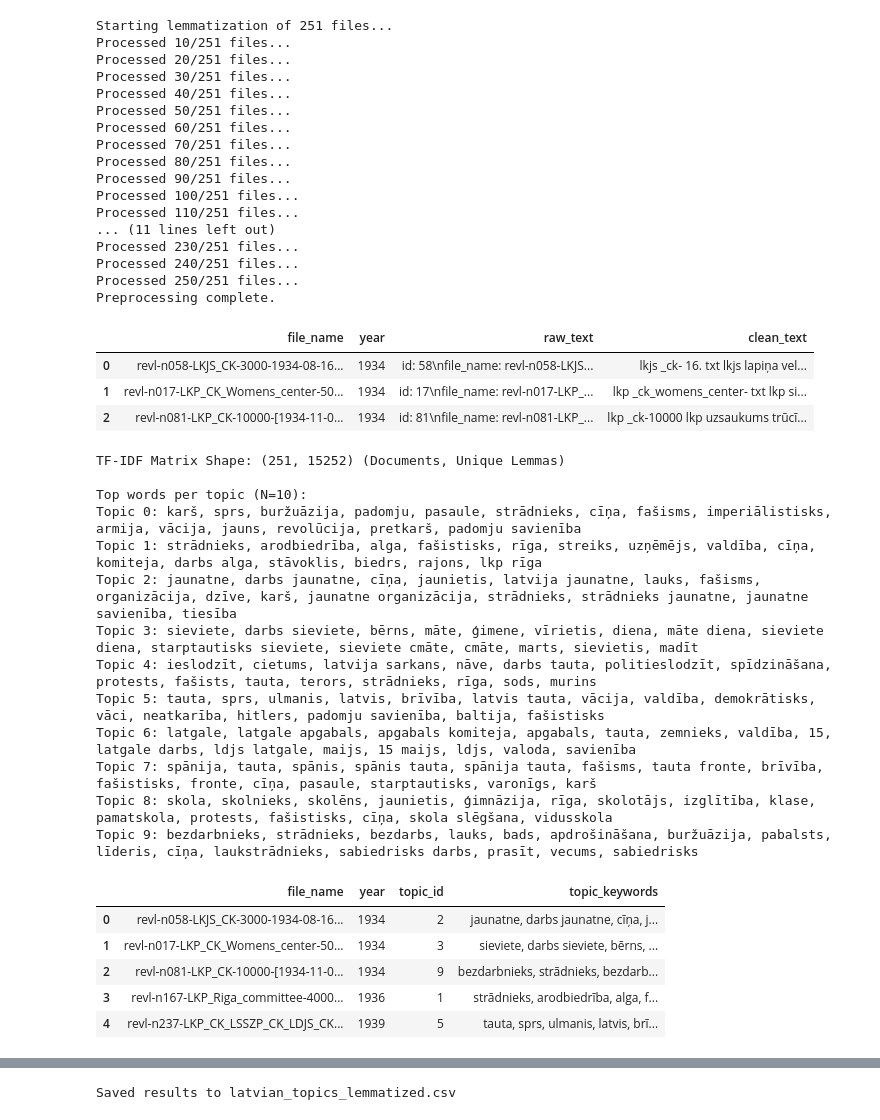
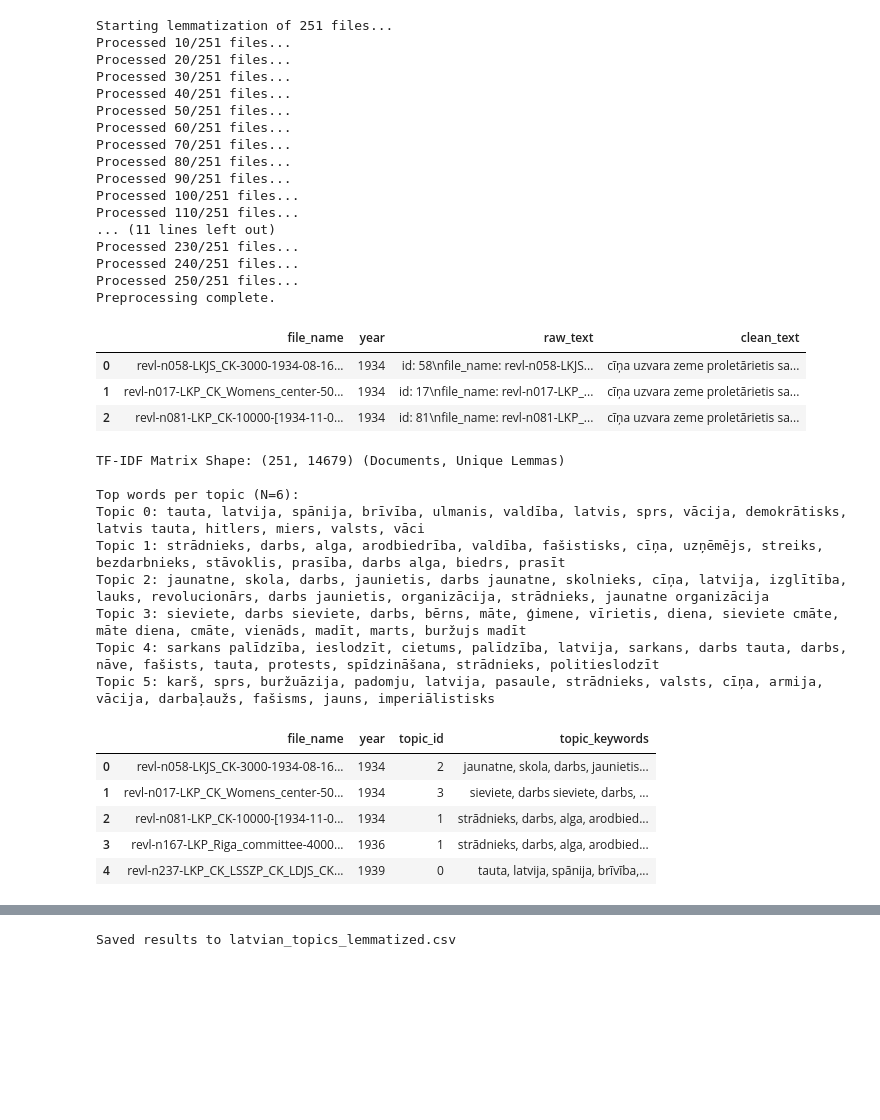
Before and after one commit to Vladusty/latvian-communist-leaflet-corpus-1934-1940, a Jupyter notebook: notebooks/lemmatized_leaflet_tf_idf/lemmatized_leaflet_tfidf_topic_modeling_nmf_1934_1940.ipynb, the cells around one changed output, grey strips where cells are left out. Saved outputs shown, nothing was run; the diff lists cells and outputs as text; code cells hidden in the pictures; blank space fills up the shorter version.

```diff
--- a/notebooks/lemmatized_leaflet_tf_idf/lemmatized_leaflet_tfidf_topic_modeling_nmf_1934_1940.ipynb
+++ b/notebooks/lemmatized_leaflet_tf_idf/lemmatized_leaflet_tfidf_topic_modeling_nmf_1934_1940.ipynb
@@ -90,31 +70,23 @@ STOPWORDS = LATVIAN_STOP_LEMMAS | META_STOP
 # We only keep Nouns, Verbs, Adjectives, and Proper Nouns for topic modeling.
 ALLOWED_POS = {'NOUN', 'VERB', 'ADJ', 'PROPN'}
 
-def lemmatize_text(text):
-    """
-    1. Removes metadata headers.
-    2. Runs Stanza NLP pipeline.
-    3. Filters words by Part of Speech and Length.
-    4. Returns a string of space-separated lemmas.
-    """
-    # Remove simple metadata headers like "text:"
-    text = re.sub(r"text:\s*", "", text, flags=re.IGNORECASE)
+def lemmatize_text(full_text: str) -> str:
+    # 1) Cut everything before 'text:' (case-insensitive)
+    parts = re.split(r'(?im)^\s*text\s*:\s*', full_text, maxsplit=1)
+    text = parts[1] if len(parts) == 2 else full_text  # fallback: если нет text:
 
-    # Safety: Truncate extremely long files to prevent memory crash
+    # Safety: truncate extremely long files
     if len(text) > 100000:
         text = text[:100000]
 
-    # Run Stanza
     doc = nlp(text)
 
     lemmas = []
     for sent in doc.sentences:
         for word in sent.words:
-            # Filter: must be longer than 2 chars and not in stopwords
-            if len(word.lemma) > 2 and word.lemma not in STOPWORDS:
-                # Filter: must be a content word (Noun/Verb/Adj)
-                if word.upos in ALLOWED_POS:
-                    lemmas.append(word.lemma.lower())
+            lemma = (word.lemma or "").lower()
+            if len(lemma) > 2 and lemma not in STOPWORDS and word.upos in ALLOWED_POS:
+                lemmas.append(lemma)
 
     return " ".join(lemmas)
 
@@ -171,9 +143,9 @@ Processed 240/251 files...
 Processed 250/251 files...
 Preprocessing complete.
 |  | file_name | year | raw_text | clean_text |
-| 0 | revl-n058-LKJS_CK-3000-1934-08-16... | 1934 | id: 58\nfile_name: revl-n058-LKJS... | lkjs _ck- 16. txt lkjs lapiņa vel... |
-| 1 | revl-n017-LKP_CK_Womens_center-50... | 1934 | id: 17\nfile_name: revl-n017-LKP_... | lkp _ck_womens_center- txt lkp si... |
-| 2 | revl-n081-LKP_CK-10000-[1934-11-0... | 1934 | id: 81\nfile_name: revl-n081-LKP_... | lkp _ck-10000 lkp uzsaukums trūcī... |
+| 0 | revl-n058-LKJS_CK-3000-1934-08-16... | 1934 | id: 58\nfile_name: revl-n058-LKJS... | cīņa uzvara zeme proletārietis sa... |
+| 1 | revl-n017-LKP_CK_Womens_center-50... | 1934 | id: 17\nfile_name: revl-n017-LKP_... | cīņa uzvara zeme proletārietis sa... |
+| 2 | revl-n081-LKP_CK-10000-[1934-11-0... | 1934 | id: 81\nfile_name: revl-n081-LKP_... | cīņa uzvara zeme proletārietis sa... |
 # %%
 # --- 1. Vectorization (TF-IDF) ---
 # We use the 'clean_text' column which contains the lemmas.
@@ -189,7 +161,7 @@ tfidf_feature_names = tfidf_vectorizer.get_feature_names_out()
 print(f"TF-IDF Matrix Shape: {X_tfidf.shape} (Documents, Unique Lemmas)")
 
 # --- 2. Topic Modeling (NMF) ---
-N_TOPICS = 10  # Number of topics to find (Adjust this as needed)
+N_TOPICS = 6  # Number of topics to find (Adjust this as needed)
 
 nmf_model = NMF(
     n_components=N_TOPICS,
@@ -199,50 +171,46 @@ nmf_model = NMF(
 )
 
 # W matrix: Document-Topic weights
 W = nmf_model.fit_transform(X_tfidf)
 # H matrix: Topic-Term weights
 H = nmf_model.components_
 
 # --- 3. Display Topics ---
 print(f"\nTop words per topic (N={N_TOPICS}):")
 topic_summaries = []
 
 for topic_idx, topic in enumerate(H):
     # Get indices of top 15 words for this topic
     top_indices = topic.argsort()[::-1][:15]
     top_words = [tfidf_feature_names[i] for i in top_indices]
 
     summary = ", ".join(top_words)
     topic_summaries.append(summary)
     print(f"Topic {topic_idx}: {summary}")
 
 # --- 4. Assign Topics to DataFrame ---
 # Find the topic with the highest weight for each document
 df['topic_id'] = W.argmax(axis=1)
 df['topic_score'] = W.max(axis=1)
 df['topic_keywords'] = df['topic_id'].apply(lambda x: topic_summaries[x])
 
 display(df[['file_name', 'year', 'topic_id', 'topic_keywords']].head())
 # %% [output]
-TF-IDF Matrix Shape: (251, 15252) (Documents, Unique Lemmas)
+TF-IDF Matrix Shape: (251, 14679) (Documents, Unique Lemmas)
 
-Top words per topic (N=10):
-Topic 0: karš, sprs, buržuāzija, padomju, pasaule, strādnieks, cīņa, fašisms, imperiālistisks, armija, vācija, jauns, revolūcija, pretkarš, padomju savienība
-Topic 1: strādnieks, arodbiedrība, alga, fašistisks, rīga, streiks, uzņēmējs, valdība, cīņa, komiteja, darbs alga, stāvoklis, biedrs, rajons, lkp rīga
-Topic 2: jaunatne, darbs jaunatne, cīņa, jaunietis, latvija jaunatne, lauks, fašisms, organizācija, dzīve, karš, jaunatne organizācija, strādnieks, strādnieks jaunatne, jaunatne savienība, tiesība
-Topic 3: sieviete, darbs sieviete, bērns, māte, ģimene, vīrietis, diena, māte diena, sieviete diena, starptautisks sieviete, sieviete cmāte, cmāte, marts, sievietis, madīt
-Topic 4: ieslodzīt, cietums, latvija sarkans, nāve, darbs tauta, politieslodzīt, spīdzināšana, protests, fašists, tauta, terors, strādnieks, rīga, sods, murins
-Topic 5: tauta, sprs, ulmanis, latvis, brīvība, latvis tauta, vācija, valdība, demokrātisks, vāci, neatkarība, hitlers, padomju savienība, baltija, fašistisks
-Topic 6: latgale, latgale apgabals, apgabals komiteja, apgabals, tauta, zemnieks, valdība, 15, latgale darbs, ldjs latgale, maijs, 15 maijs, ldjs, valoda, savienība
-Topic 7: spānija, tauta, spānis, spānis tauta, spānija tauta, fašisms, tauta fronte, brīvība, fašistisks, fronte, cīņa, pasaule, starptautisks, varonīgs, karš
-Topic 8: skola, skolnieks, skolēns, jaunietis, ģimnāzija, rīga, skolotājs, izglītība, klase, pamatskola, protests, fašistisks, cīņa, skola slēgšana, vidusskola
-Topic 9: bezdarbnieks, strādnieks, bezdarbs, lauks, bads, apdrošināšana, buržuāzija, pabalsts, līderis, cīņa, laukstrādnieks, sabiedrisks darbs, prasīt, vecums, sabiedrisks
+Top words per topic (N=6):
+Topic 0: tauta, latvija, spānija, brīvība, ulmanis, valdība, latvis, sprs, vācija, demokrātisks, latvis tauta, hitlers, miers, valsts, vāci
+Topic 1: strādnieks, darbs, alga, arodbiedrība, valdība, fašistisks, cīņa, uzņēmējs, streiks, bezdarbnieks, stāvoklis, prasība, darbs alga, biedrs, prasīt
+Topic 2: jaunatne, skola, darbs, jaunietis, darbs jaunatne, skolnieks, cīņa, latvija, izglītība, lauks, revolucionārs, darbs jaunietis, organizācija, strādnieks, jaunatne organizācija
+Topic 3: sieviete, darbs sieviete, darbs, bērns, māte, ģimene, vīrietis, diena, sieviete cmāte, māte diena, cmāte, vienāds, madīt, marts, buržujs madīt
+Topic 4: sarkans palīdzība, ieslodzīt, cietums, palīdzība, latvija, sarkans, darbs tauta, darbs, nāve, fašists, tauta, protests, spīdzināšana, strādnieks, politieslodzīt
+Topic 5: karš, sprs, buržuāzija, padomju, latvija, pasaule, strādnieks, valsts, cīņa, armija, vācija, darbaļaužs, fašisms, jauns, imperiālistisks
 |  | file_name | year | topic_id | topic_keywords |
-| 0 | revl-n058-LKJS_CK-3000-1934-08-16... | 1934 | 2 | jaunatne, darbs jaunatne, cīņa, j... |
-| 1 | revl-n017-LKP_CK_Womens_center-50... | 1934 | 3 | sieviete, darbs sieviete, bērns, ... |
-| 2 | revl-n081-LKP_CK-10000-[1934-11-0... | 1934 | 9 | bezdarbnieks, strādnieks, bezdarb... |
-| 3 | revl-n167-LKP_Riga_committee-4000... | 1936 | 1 | strādnieks, arodbiedrība, alga, f... |
-| 4 | revl-n237-LKP_CK_LSSZP_CK_LDJS_CK... | 1939 | 5 | tauta, sprs, ulmanis, latvis, brī... |
+| 0 | revl-n058-LKJS_CK-3000-1934-08-16... | 1934 | 2 | jaunatne, skola, darbs, jaunietis... |
+| 1 | revl-n017-LKP_CK_Womens_center-50... | 1934 | 3 | sieviete, darbs sieviete, darbs, ... |
+| 2 | revl-n081-LKP_CK-10000-[1934-11-0... | 1934 | 1 | strādnieks, darbs, alga, arodbied... |
+| 3 | revl-n167-LKP_Riga_committee-4000... | 1936 | 1 | strādnieks, darbs, alga, arodbied... |
+| 4 | revl-n237-LKP_CK_LSSZP_CK_LDJS_CK... | 1939 | 0 | tauta, latvija, spānija, brīvība,... |
 # %%
 # --- 1. Topic Distribution Bar Chart ---
 plt.figure(figsize=(10, 5))
```
Also changed, not shown: parts of 5 cells of this notebook.
